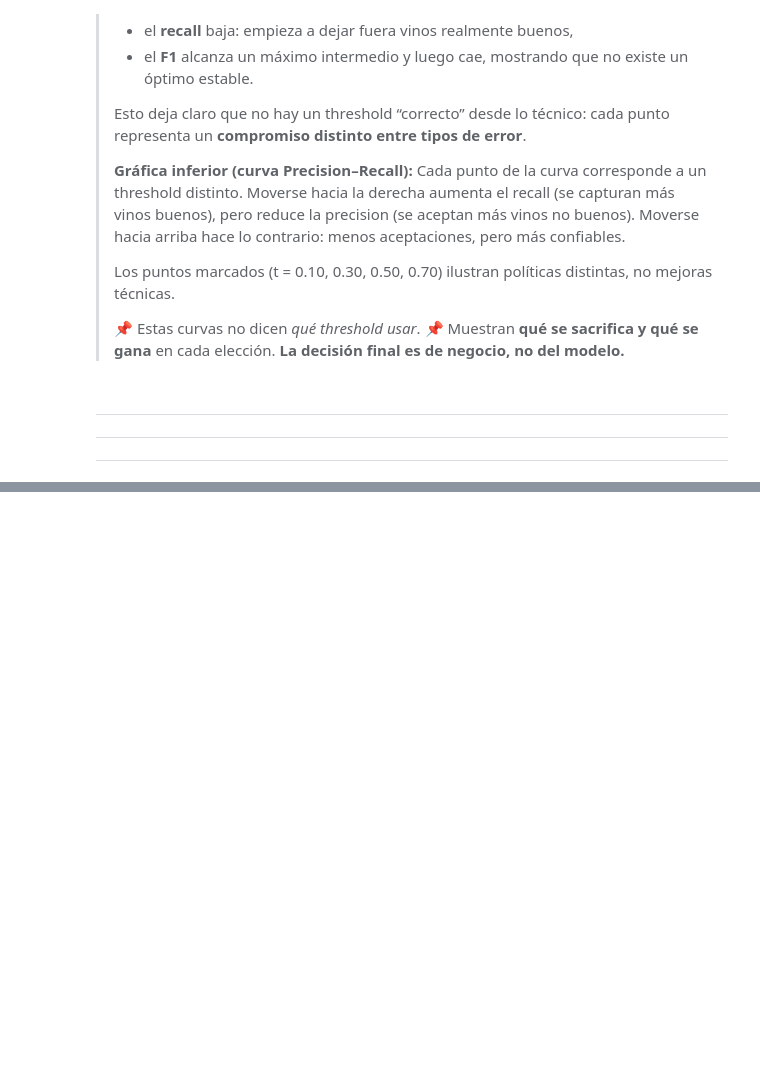
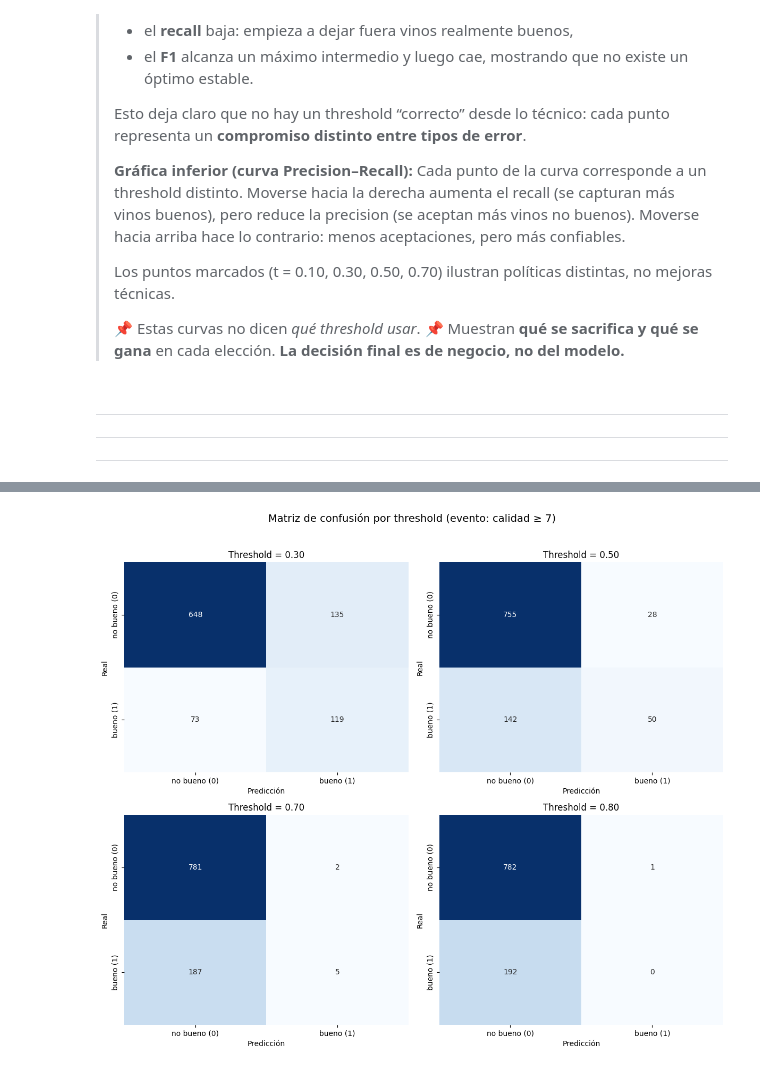
Before and after one commit to JorgeDataScientist/decision-ml-under-uncertainty, a Jupyter notebook: notebooks/05_precision_recall_and_thresholds.ipynb, the cells around one changed output, grey strips where cells are left out. Drawn from its saved outputs; the diff is of its cells as text; code cells hidden in the pictures; blank space fills up the shorter version.

```diff
--- a/notebooks/05_precision_recall_and_thresholds.ipynb
+++ b/notebooks/05_precision_recall_and_thresholds.ipynb
@@ -368,0 +451,58 @@ plt.show()
+# %%
+import numpy as np
+import matplotlib.pyplot as plt
+import seaborn as sns
+from sklearn.metrics import confusion_matrix, precision_score, recall_score, f1_score
+
+# Thresholds a comparar (ajústalos a tu gusto)
+thresholds_to_compare = [0.30, 0.50, 0.70, 0.80]
+
+fig, axes = plt.subplots(2, 2, figsize=(12, 10))
+axes = axes.ravel()
+
+summary_rows = []
+
+for ax, t in zip(axes, thresholds_to_compare):
+    y_pred_bin = (y_score_event >= t).astype(int)
+    cm = confusion_matrix(y_true_bin, y_pred_bin)
+
+    sns.heatmap(
+        cm,
+        annot=True,
+        fmt="d",
+        cmap="Blues",
+        cbar=False,
+        ax=ax,
+        xticklabels=["no bueno (0)", "bueno (1)"],
+        yticklabels=["no bueno (0)", "bueno (1)"]
+    )
+
+    ax.set_title(f"Threshold = {t:.2f}")
+    ax.set_xlabel("Predicción")
+    ax.set_ylabel("Real")
+
+    # Métricas por threshold (para lectura rápida)
+    prec = precision_score(y_true_bin, y_pred_bin, zero_division=0)
+    rec  = recall_score(y_true_bin, y_pred_bin, zero_division=0)
+    f1   = f1_score(y_true_bin, y_pred_bin, zero_division=0)
+
+    summary_rows.append({
+        "threshold": t,
+        "precision": prec,
+        "recall": rec,
+        "f1": f1,
+        "tn": cm[0,0],
+        "fp": cm[0,1],
+        "fn": cm[1,0],
+        "tp": cm[1,1],
+    })
+
+plt.suptitle("Matriz de confusión por threshold (evento: calidad ≥ 7)", y=1.02, fontsize=14)
+plt.tight_layout()
+plt.show()
+
+# Tabla resumen (recomendado para negocio)
+import pandas as pd
+summary_df = pd.DataFrame(summary_rows).sort_values("threshold")
+# %% [output]
+[figure, added]
```
Also changed, not shown: parts of 15 cells of this notebook.
